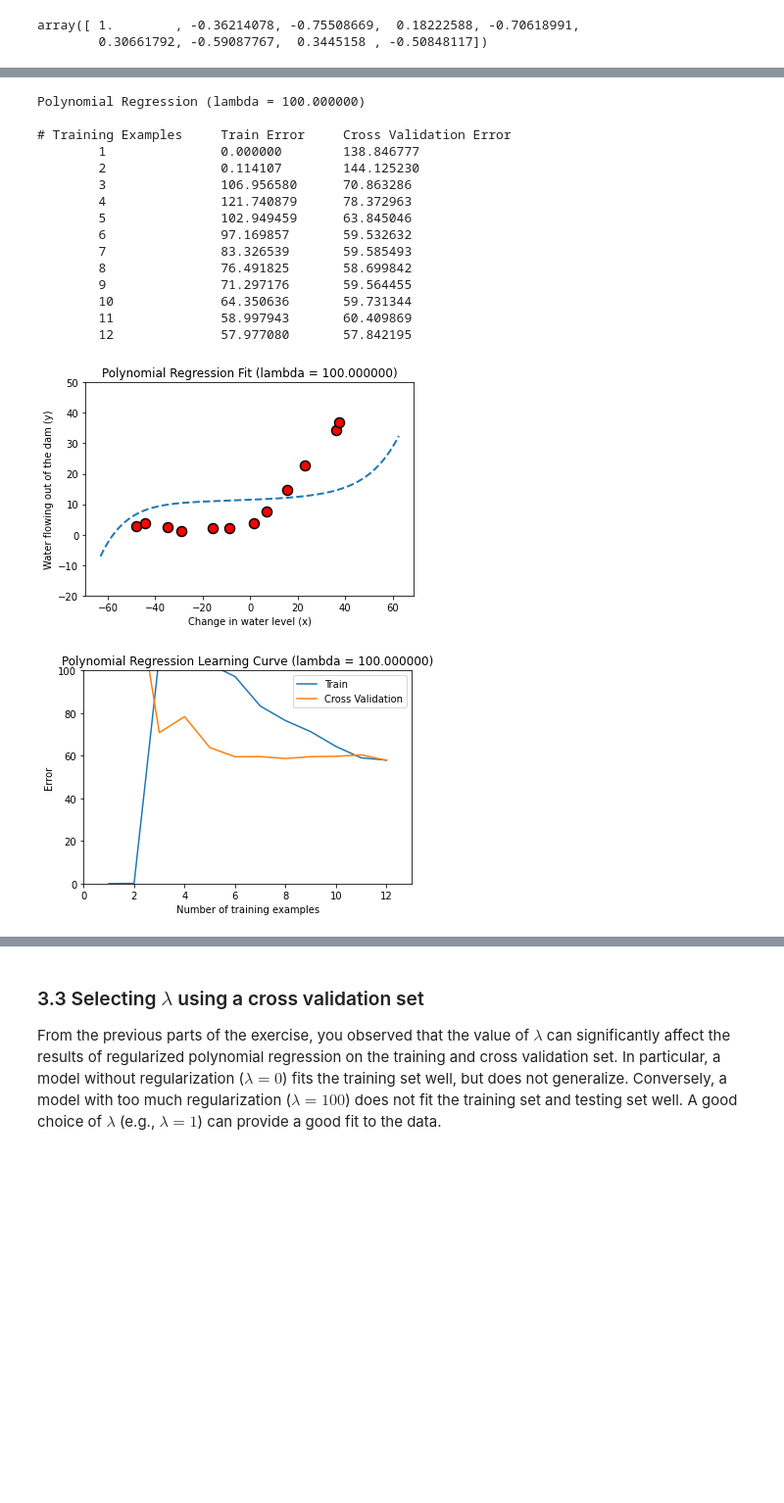
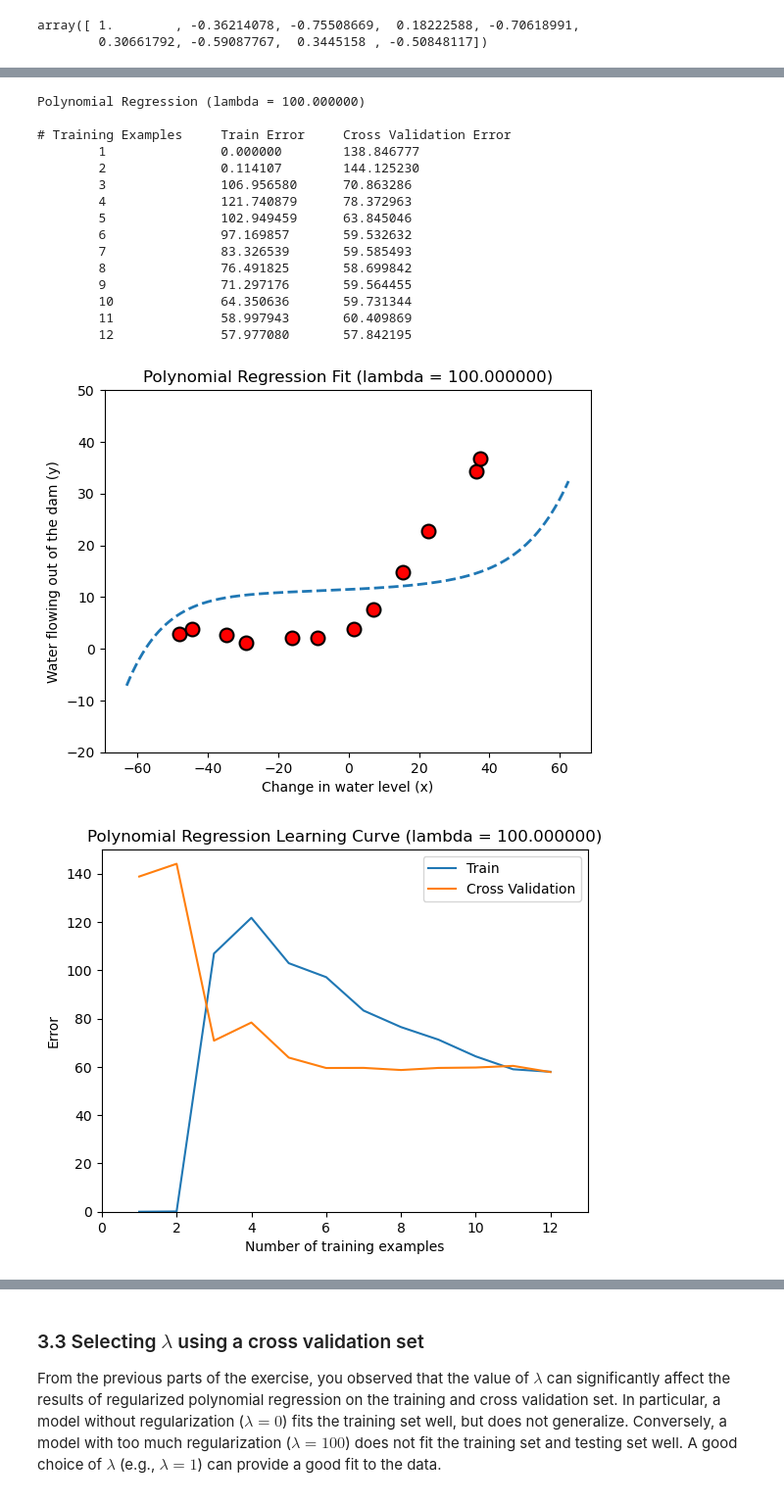
Before and after one commit to Ktryas/MachineLearning, a Jupyter notebook: TP6/exercise6.ipynb, the cells around one changed output, grey strips where cells are left out. Shown at 98% size. Drawn from its saved outputs; the diff is of its cells as text; code cells hidden in the pictures; blank space fills up the shorter version.

```diff
--- a/TP6/exercise6.ipynb
+++ b/TP6/exercise6.ipynb
@@ -437,7 +437,8 @@ def polyFeatures(X, p):
     X_poly = np.zeros((X.shape[0], p))
 
     # ====================== YOUR CODE HERE ======================
-
+    for i in range(1, p + 1):
+        X_poly[:, i-1] = X[:, 0] ** i
 
     # ============================================================
     return X_poly
@@ -469,6 +470,9 @@ def featureNormalize(X):
         all examples.
     """
     #to be completed
+    mu = np.mean(X, axis=0)
+    sigma = np.std(X, axis=0, ddof=1) # ddof=1 to match MATLAB's default standard deviation
+    X_norm = (X - mu) / sigma
 
     return X_norm, mu, sigma
 # %%
@@ -483,6 +487,8 @@ X_poly = np.concatenate([np.ones((m, 1)), X_poly], axis=1)
 X_poly_test = polyFeatures(Xtest, p)
 #and normalize
 #to be completed
+X_poly_test -= mu
+X_poly_test /= sigma
 
 
 X_poly_test = np.concatenate([np.ones((ytest.size, 1)), X_poly_test], axis=1)
@@ -491,7 +497,8 @@ X_poly_test = np.concatenate([np.ones((ytest.size, 1)), X_poly_test], axis=1)
 X_poly_val = polyFeatures(Xval, p)
 #and normalize
 #to be completed
-
+X_poly_val -= mu
+X_poly_val /= sigma
 
 
 X_poly_val = np.concatenate([np.ones((yval.size, 1)), X_poly_val], axis=1)
@@ -587,36 +594,36 @@ plt.ylim([-20, 50])
 
 plt.figure()
 error_train, error_val = learningCurve(X_poly, y, X_poly_val, yval, lambda_)
 plt.plot(np.arange(1, 1+m), error_train, np.arange(1, 1+m), error_val)
 
 plt.title('Polynomial Regression Learning Curve (lambda = %f)' % lambda_)
 plt.xlabel('Number of training examples')
 plt.ylabel('Error')
-plt.axis([0, 13, 0, 100])
+plt.axis([0, 13, 0, 150])
 plt.legend(['Train', 'Cross Validation'])
 
 print('Polynomial Regression (lambda = %f)\n' % lambda_)
 print('# Training Examples\tTrain Error\tCross Validation Error')
 for i in range(m):
     print('  \t%d\t\t%f\t%f' % (i+1, error_train[i], error_val[i]))
 # %% [output]
 Polynomial Regression (lambda = 100.000000)
 
 # Training Examples     Train Error     Cross Validation Error
         1               0.000000        138.846777
         2               0.114107        144.125230
         3               106.956580      70.863286
         4               121.740879      78.372963
         5               102.949459      63.845046
         6               97.169857       59.532632
         7               83.326539       59.585493
         8               76.491825       58.699842
         9               71.297176       59.564455
         10              64.350636       59.731344
         11              58.997943       60.409869
         12              57.977080       57.842195
-[figure, old version]
+[figure, new version]
-[figure, old version]
+[figure, new version]
 # %% [markdown]
 One way to combat the overfitting (high-variance) problem is to add regularization to the model. In the next section, you will get to  try different $\lambda$ parameters to see how regularization can lead to a better model.
 
```
